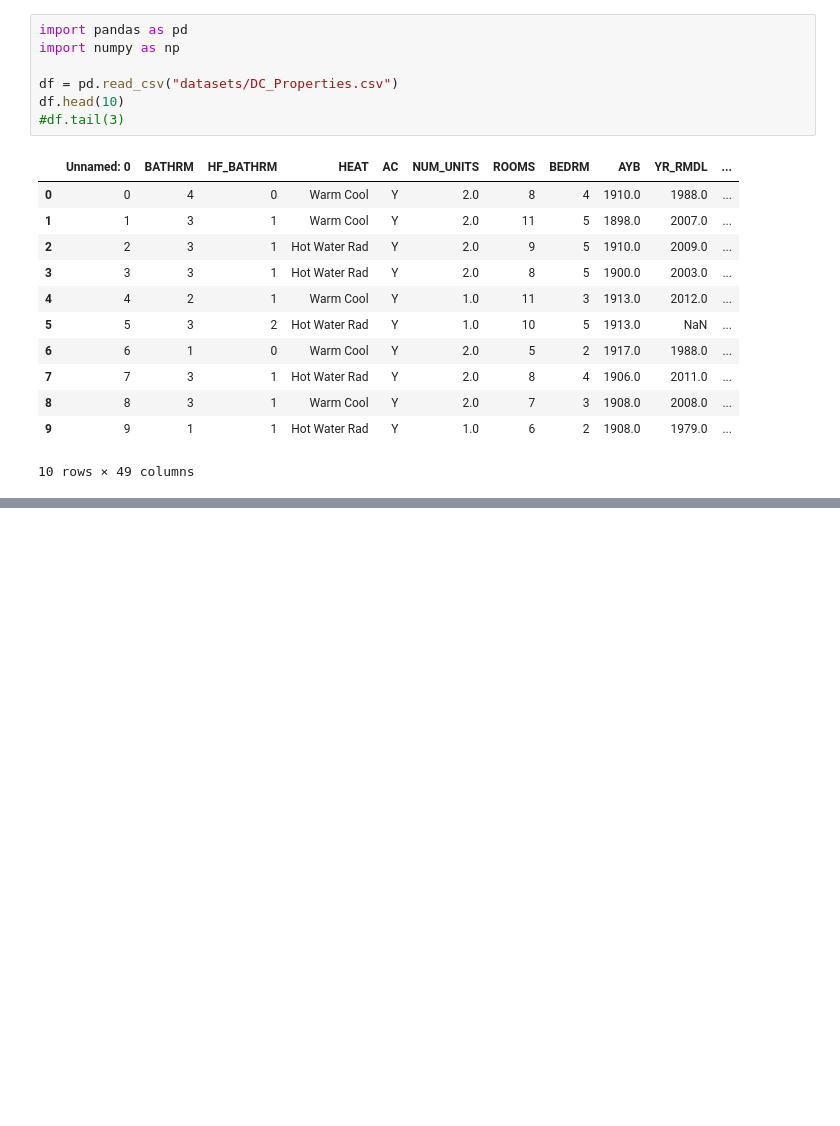
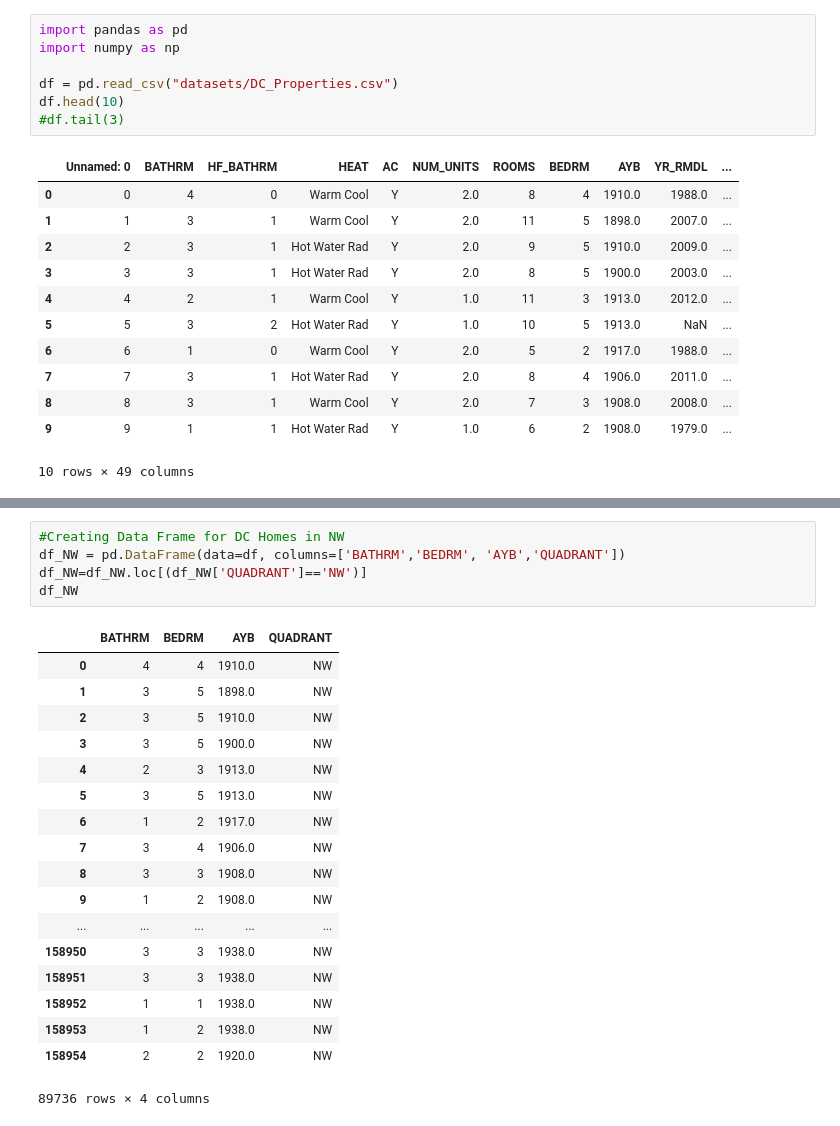
Before and after one commit to premperiy/DataAnalyticsProjects, a Jupyter notebook: Project 1.ipynb, the cells around one changed output, grey strips where cells are left out. Cells and saved outputs as stored; diff of their text form; blank space fills up the shorter version.

```diff
--- a/Project 1.ipynb
+++ b/Project 1.ipynb
@@ -59,0 +63,24 @@ df
+# %%
+#Creating Data Frame for DC Homes in NW
+df_NW = pd.DataFrame(data=df, columns=['BATHRM','BEDRM', 'AYB','QUADRANT'])
+df_NW=df_NW.loc[(df_NW['QUADRANT']=='NW')]
+df_NW
+# %% [output]
+|  | BATHRM | BEDRM | AYB | QUADRANT |
+| 0 | 4 | 4 | 1910.0 | NW |
+| 1 | 3 | 5 | 1898.0 | NW |
+| 2 | 3 | 5 | 1910.0 | NW |
+| 3 | 3 | 5 | 1900.0 | NW |
+| 4 | 2 | 3 | 1913.0 | NW |
+| 5 | 3 | 5 | 1913.0 | NW |
+| 6 | 1 | 2 | 1917.0 | NW |
+| 7 | 3 | 4 | 1906.0 | NW |
+| 8 | 3 | 3 | 1908.0 | NW |
+| 9 | 1 | 2 | 1908.0 | NW |
+| ... | ... | ... | ... | ... |
+| 158950 | 3 | 3 | 1938.0 | NW |
+| 158951 | 3 | 3 | 1938.0 | NW |
+| 158952 | 1 | 1 | 1938.0 | NW |
+| 158953 | 1 | 2 | 1938.0 | NW |
+| 158954 | 2 | 2 | 1920.0 | NW |
+89736 rows × 4 columns
```
Also changed, not shown: parts of 3 cells of this notebook.
